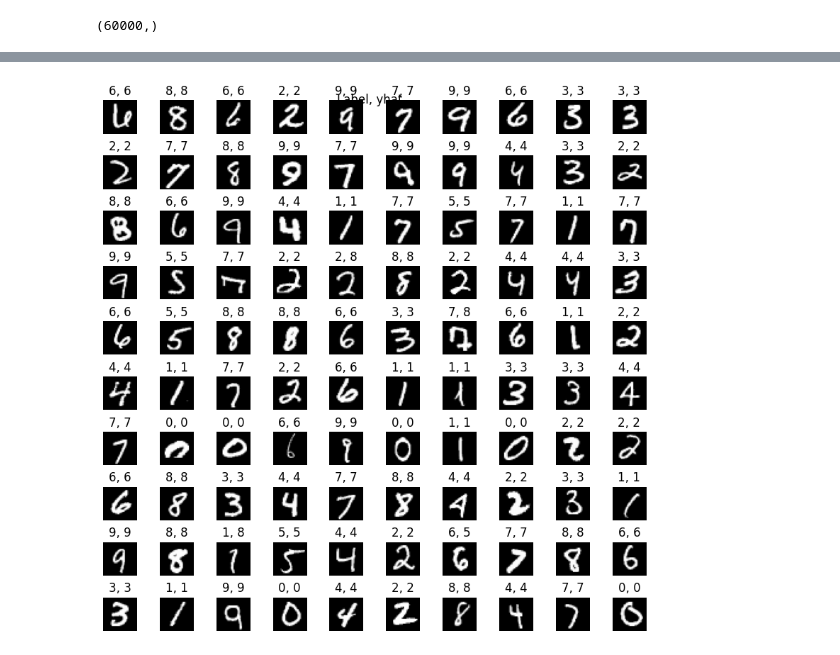
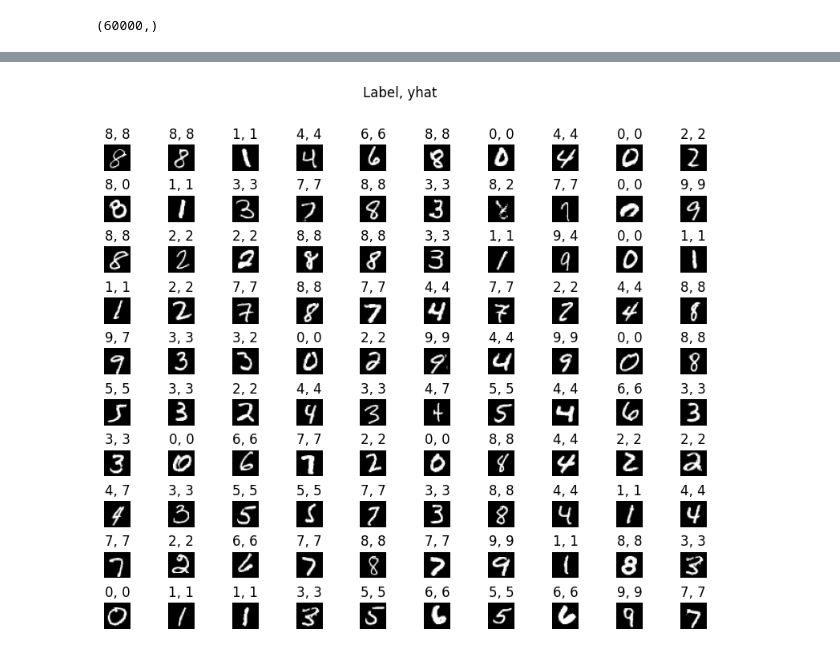
Before and after one commit to wayneyip/digit_classification, a Jupyter notebook: digit_classification.ipynb, the cells around one changed output, grey strips where cells are left out. Drawn from its saved outputs; the diff is of its cells as text; code cells hidden in the pictures.

```diff
--- a/digit_classification.ipynb
+++ b/digit_classification.ipynb
@@ -15,7 +15,7 @@ print(x_train.shape)
 # %%
 test_length, img_width, img_height = x_train.shape
 
-fig, axs = plt.subplots(10,10, figsize=(10,10))
+fig, axs = plt.subplots(10,10, figsize=(8,8))
 fig.tight_layout(pad=0.1)
 
 for i, ax in enumerate(axs.flat):
@@ -40,6 +40,7 @@ model = Sequential(
     [
         tf.keras.Input(shape=(img_width, img_height)),
         tf.keras.layers.Flatten(),
+        Dense(units=256, activation='relu'),
         Dense(units=32, activation='relu'),
         Dense(units=10, activation='softmax'),
     ]
@@ -97,7 +100,7 @@ Test Accuracy: 0.9391
 # %%
 fig, axs = plt.subplots(10, 10, figsize=(8,8))
 fig.suptitle("Label, yhat")
-fig.tight_layout(pad=0.1)
+fig.tight_layout(pad=0.1, rect=[0, 0.1, 1, 0.92])
 
 for i, ax in enumerate(axs.flat):
     random_test_index = np.random.randint(x_test.shape[0])
@@ -134 +137 @@ for i, ax in enumerate(axs.flat):
-[figure, old version]
+[figure, new version]
```
Also changed, not shown: parts of 5 cells of this notebook.
